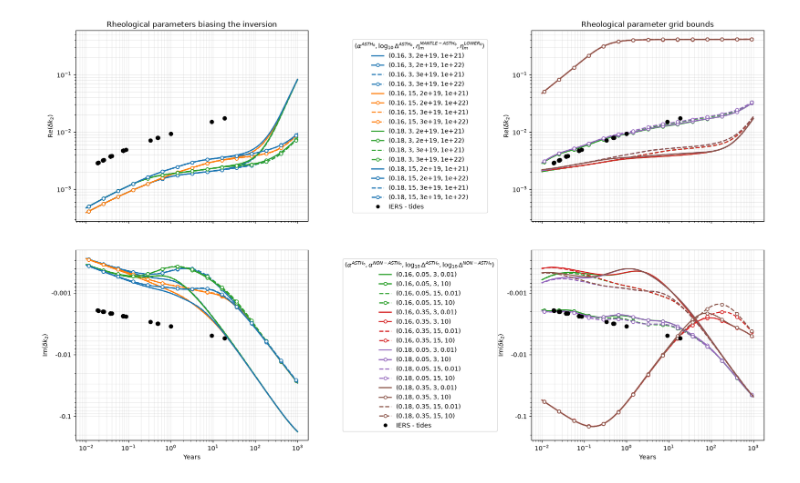
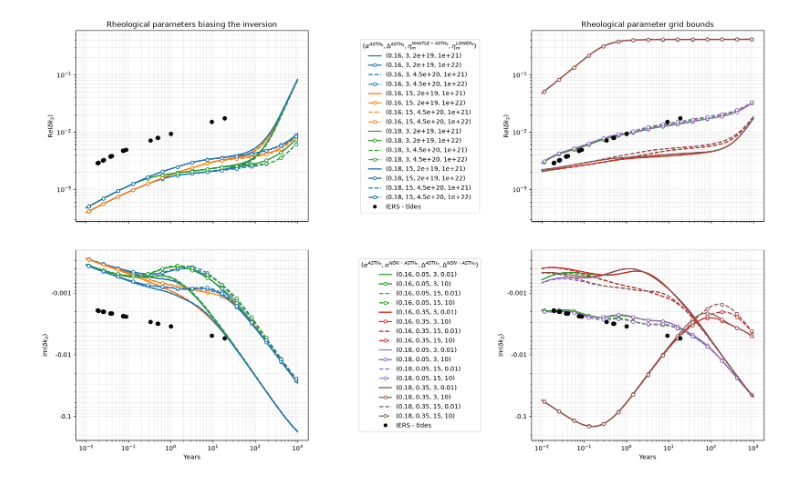
Before and after one commit to maxime-rousselet-cnes/gins_partials, a Jupyter notebook: varying_upper_mantle_plot.ipynb, the cells around one changed output. Drawn from its saved outputs; the diff is of its cells as text; code cells hidden in the pictures.

```diff
--- a/varying_upper_mantle_plot.ipynb
+++ b/varying_upper_mantle_plot.ipynb
@@ -96,7 +96,7 @@ for group, (directory, ax_real, ax_imag) in enumerate(groups):
                 label=(
                     "("
                     + ", ".join(
-                        f"{10**p if "Delta" in name else p:.2g}"
+                        f"{10**p if "Delta" in name or "alpha" in name else p:.2g}"
                         for p, name in zip(parameters, tabs.keys())
                     )
                     + ")"
@@ -152,7 +152,7 @@ for group, (directory, ax_real, ax_imag) in enumerate(groups):
     legend_axes[group].legend(
         handles,
         labels,
-        title=rf"$({', '.join((parameter_name.replace("ASTHENOSPHERE", "ASTH").replace("-MANTLE", "").replace(r"**\l**og_{10}", "") for parameter_name in tabs.keys()))})$",
+        title=rf"$({', '.join((parameter_name.replace("ASTHENOSPHERE", "ASTH").replace("-MANTLE", "").replace(r"\log_{10}", "") for parameter_name in tabs.keys()))})$",
         loc="center",
         borderaxespad=0,
     )
@@ -179 +196 @@ show()
-[figure, old version]
+[figure, new version]
```
Also changed, not shown: parts of 1 cell of this notebook, 12 other files.
